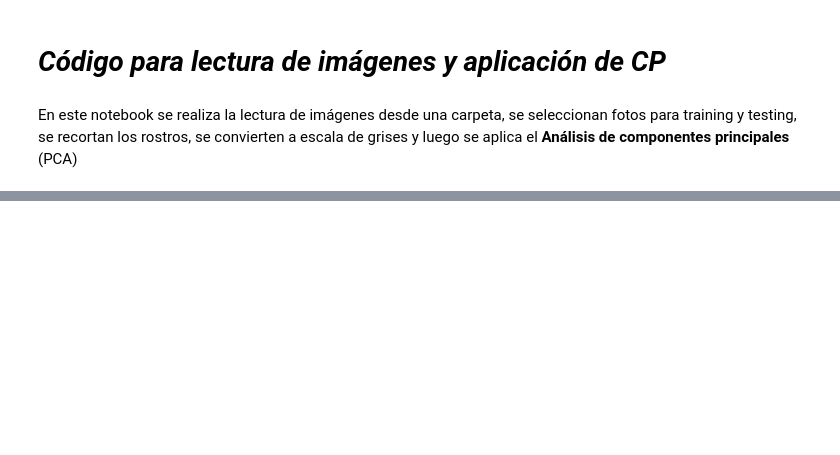
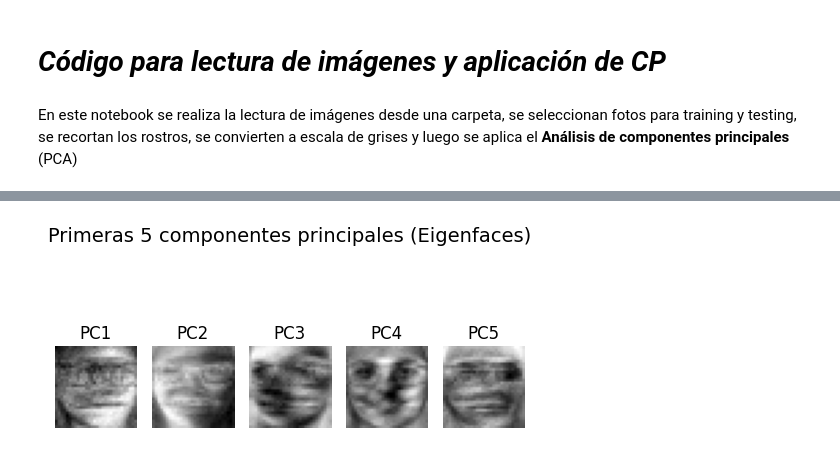
Before and after one commit to nataliamarinn/dm_grupo4, a Jupyter notebook: NM_pruebas_nuestras_caras.ipynb, the cells around one changed output, grey strips where cells are left out. Cells and saved outputs as stored; diff of their text form; code cells hidden in the pictures; blank space fills up the shorter version.

```diff
--- a/NM_pruebas_nuestras_caras.ipynb
+++ b/NM_pruebas_nuestras_caras.ipynb
@@ -109,0 +249,14 @@ plt.show()
+# %%
+k = 5  # Número de componentes principales a visualizar
+fig, axs = plt.subplots(1, k, figsize=(5, 3))
+fig.suptitle(f"Primeras {k} componentes principales (Eigenfaces)", fontsize=14)
+for i in range(k):
+    eigenface = pca.components_[i].reshape(30, 30)
+    axs[i].imshow(eigenface, cmap='gray')
+    axs[i].set_title(f"PC{i+1}")
+    axs[i].axis('off')
+
+plt.tight_layout()
+plt.show()
+# %% [output]
+[figure, added]
```
Also changed, not shown: parts of 27 cells of this notebook.
